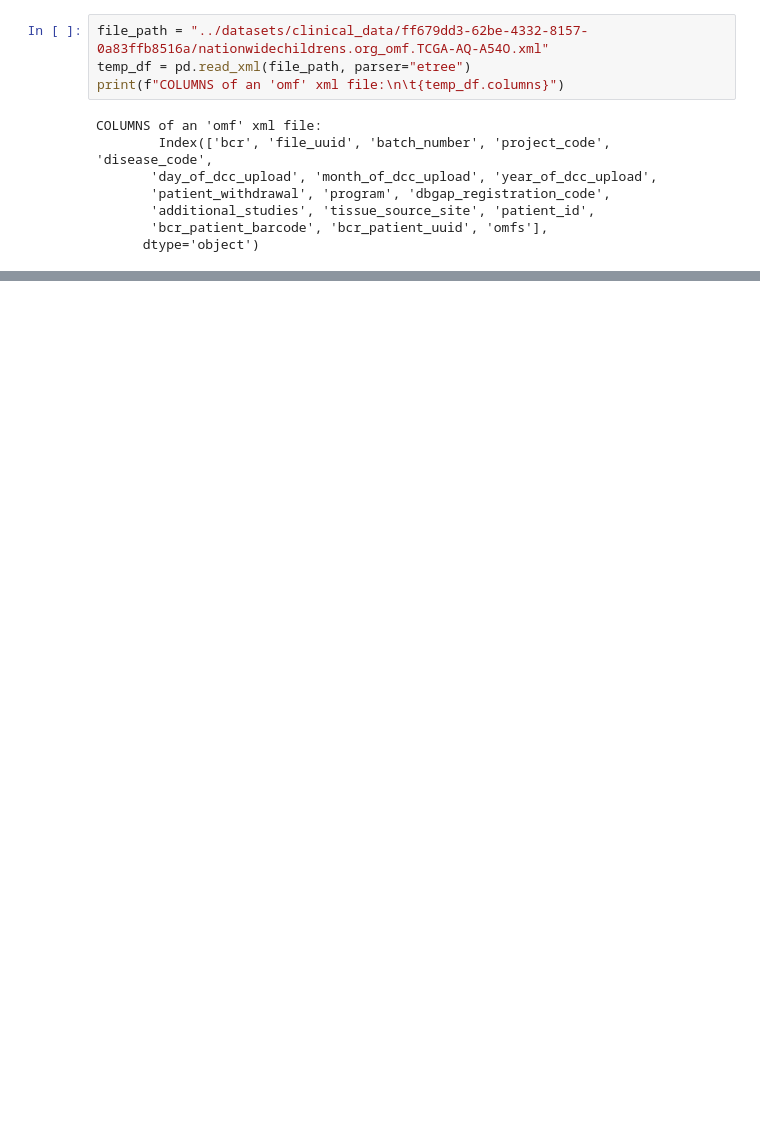
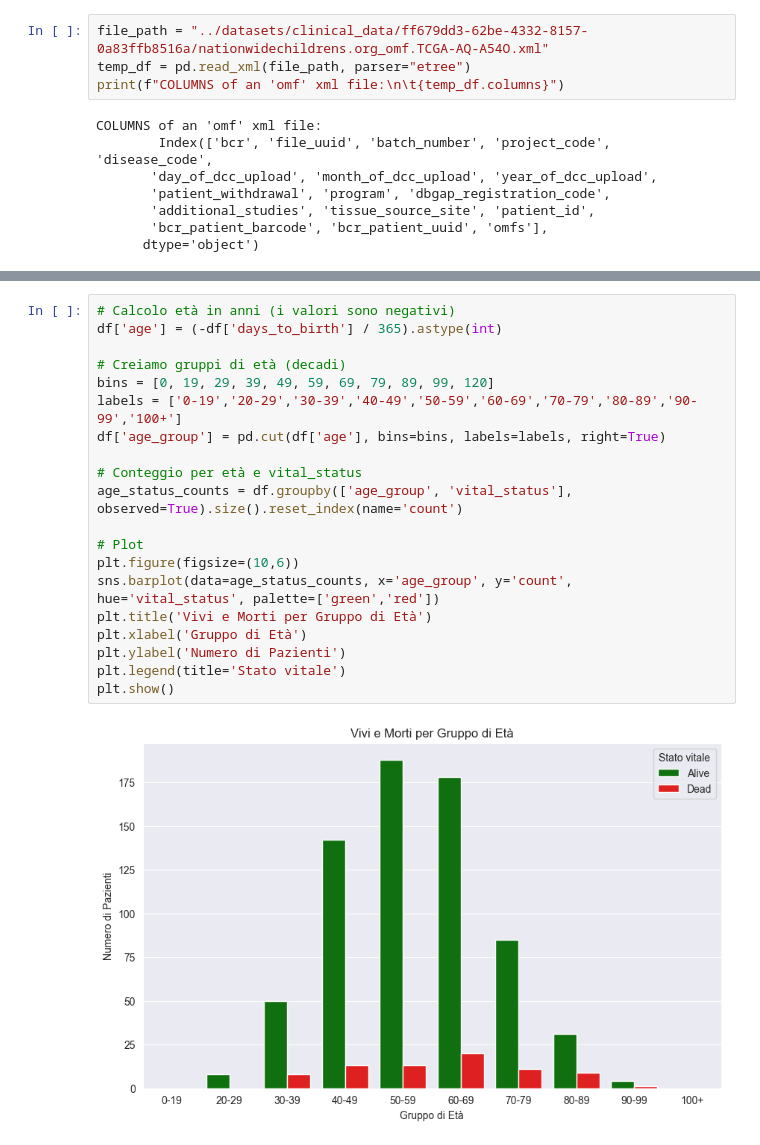
Before and after one commit to giorgiaBertacchini/miRNA_survival_analysis, a Jupyter notebook: notebooks/data_analysis.ipynb, the cells around one changed output, grey strips where cells are left out. Cells and saved outputs as stored; diff of their text form; blank space fills up the shorter version.

```diff
--- a/notebooks/data_analysis.ipynb
+++ b/notebooks/data_analysis.ipynb
@@ -651,0 +459,22 @@ final_merged_df_to_save.shape
+# %%
+# Calcolo età in anni (i valori sono negativi)
+df['age'] = (-df['days_to_birth'] / 365).astype(int)
+
+# Creiamo gruppi di età (decadi)
+bins = [0, 19, 29, 39, 49, 59, 69, 79, 89, 99, 120]
+labels = ['0-19','20-29','30-39','40-49','50-59','60-69','70-79','80-89','90-99','100+']
+df['age_group'] = pd.cut(df['age'], bins=bins, labels=labels, right=True)
+
+# Conteggio per età e vital_status
+age_status_counts = df.groupby(['age_group', 'vital_status'], observed=True).size().reset_index(name='count')
+
+# Plot
+plt.figure(figsize=(10,6))
+sns.barplot(data=age_status_counts, x='age_group', y='count', hue='vital_status', palette=['green','red'])
+plt.title('Vivi e Morti per Gruppo di Età')
+plt.xlabel('Gruppo di Età')
+plt.ylabel('Numero di Pazienti')
+plt.legend(title='Stato vitale')
+plt.show()
+# %% [output]
+[figure, added]
```
Also changed, not shown: parts of 83 cells of this notebook, 2 other files.
